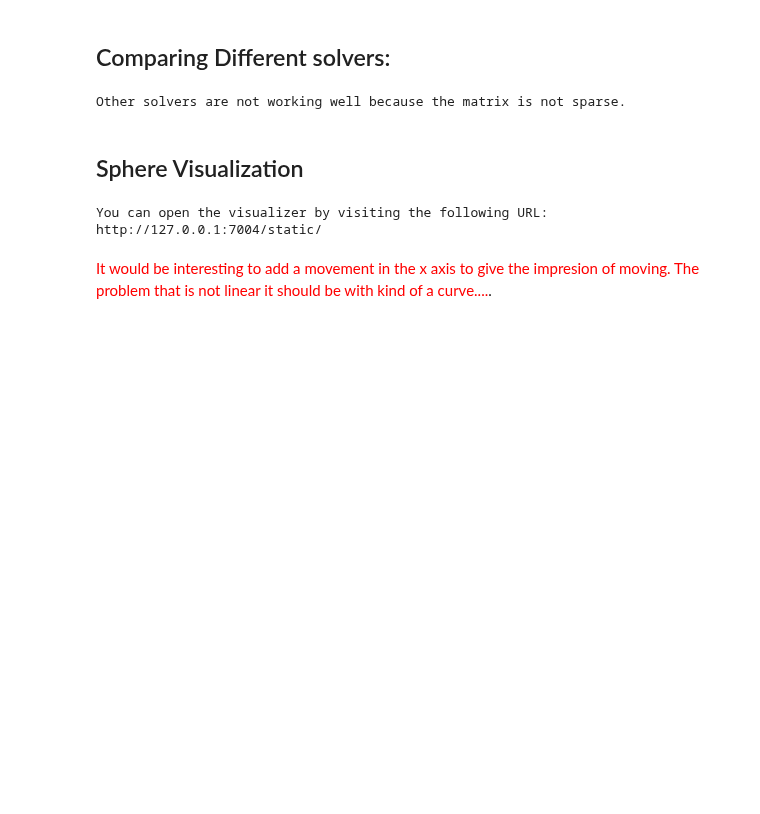
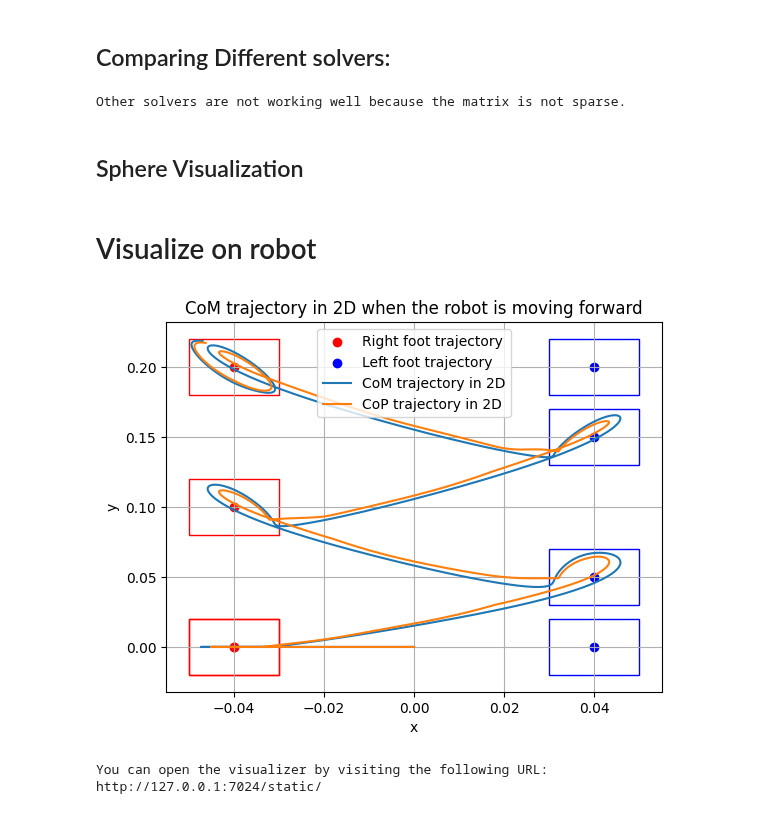
Before and after one commit to taguirre19/robotics-project, a Jupyter notebook: QP_Solvers.ipynb, the cells around one changed output. Cells and saved outputs as stored; diff of their text form; code cells hidden in the pictures; blank space fills up the shorter version.

```diff
--- a/QP_Solvers.ipynb
+++ b/QP_Solvers.ipynb
@@ -82,10 +91,7 @@ Other solvers are not working well because the matrix is not sparse.
 # %% [markdown]
 ## Sphere Visualization
 # %%
-viz = MeshcatVisualizer()
-viz.addSphere('CoM', radius=.01, color='red')
-viz.addSphere('CoP', radius=.01, color='green')
+# viz = MeshcatVisualizer()
+# viz.addSphere('CoM', radius=.01, color='red')
+# viz.addSphere('CoP', radius=.01, color='green')
-# %% [output]
-You can open the visualizer by visiting the following URL:
-http://127.0.0.1:7004/static/
 # %%
@@ -98,2 +104,12 @@ for x_CoM, zx_CoP, y_CoM, zy_CoP in zip(x_path, zx_path, y_path, zy_path):
-# %% [markdown]
-<span style="color:red"> It would be interesting to add  a movement in the x axis to give the impresion of moving. The problem that is not linear it should be with kind of a curve....</span>.
+# %% [markdown]
+# Visualize on robot
+# %%
+feet_tracker = mpc.feet_tracker
+left_foot = mpc.left_trajectory
+right_foot = mpc.right_trajectory
+# %%
+zy__right_path = [pos[1] for pos in right_foot]
+zy__left_path = [pos[1] for pos in left_foot]
+
+zx__right_path = [pos[0] for pos in right_foot]
+zx__left_path = [pos[0] for pos in left_foot]
@@ -99,0 +118,56 @@ for x_CoM, zx_CoP, y_CoM, zy_CoP in zip(x_path, zx_path, y_path, zy_path):
+# %%
+plt.scatter(zx__right_path, zy__right_path, c="r", label="Right foot trajectory")
+plt.scatter(zx__left_path, zy__left_path, c="b", label="Left foot trajectory")
+plt.plot(x_path, y_path, label="CoM trajectory in 2D")
+plt.plot(zx_path, zy_path, label="CoP trajectory in 2D")
+# draw a bounding box of each zx__right_path and zx__left_path pair
+for i in range(len(zx__right_path)):
+    rect = Rectangle((zx__right_path[i]-0.01, zy__right_path[i]-0.02), 0.02, 0.04, fill=False, color="r")
+    plt.gca().add_patch(rect)
+    rect = Rectangle((zx__left_path[i]-0.01, zy__left_path[i]-0.02), 0.02, 0.04, fill=False, color="b")
+    plt.gca().add_patch(rect)
+plt.xlabel('x')
+plt.ylabel('y')
+plt.title("CoM trajectory in 2D when the robot is moving forward")
+# legend in the top middle
+plt.legend(bbox_to_anchor=(0.5, 1), loc='upper center')
+
+plt.grid()
+plt.show()
+# %% [output]
+[figure, added]
+# %%
+
+"""SigmaBan humanoid standing on two feet."""
+
+import meshcat_shapes
+import numpy as np
+import pinocchio as pin
+import qpsolvers
+from loop_rate_limiters import RateLimiter
+
+import pink
+from pink import solve_ik
+from pink.tasks import FrameTask, PostureTask
+
+try:
+    from robot_descriptions.loaders.pinocchio import load_robot_description
+except ModuleNotFoundError:
+    raise ModuleNotFoundError(
+        "Examples need robot_descriptions, "
+        "try `pip install robot_descriptions`"
+    )
+
+
+robot = load_robot_description(
+    "sigmaban_description", root_joint=pin.JointModelFreeFlyer()
+)
+viz = pin.visualize.MeshcatVisualizer(
+    robot.model, robot.collision_model, robot.visual_model
+)
+robot.setVisualizer(viz, init=False)
+viz.initViewer(open=True)
+viz.loadViewerModel()
+# %% [output]
+You can open the visualizer by visiting the following URL:
+http://127.0.0.1:7024/static/
```
Also changed, not shown: parts of 10 cells of this notebook, 1 other file.
